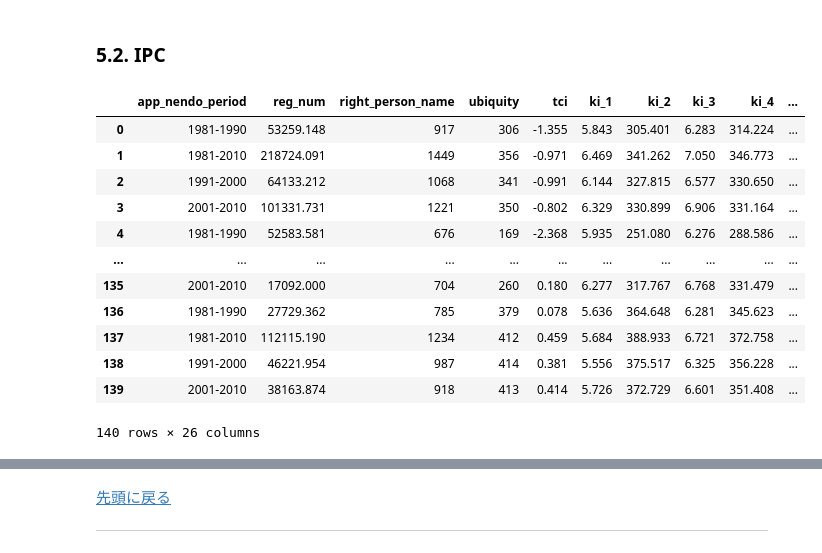
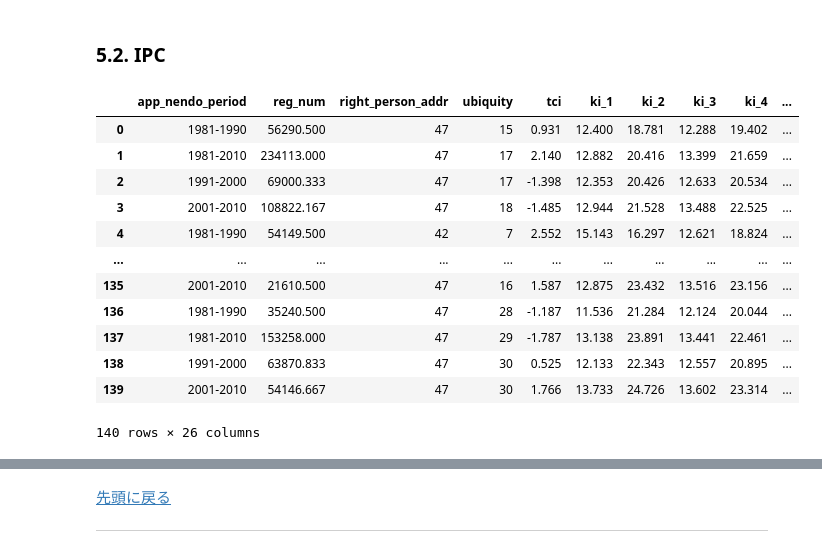
Before and after one commit to RintaroKARASHIMA/KCIinJapaneseFirms, a Jupyter notebook: notebooks/3_analysis/2_Calculate.ipynb, the cells around one changed output, grey strips where cells are left out. Drawn from its saved outputs; the diff is of its cells as text; code cells hidden in the pictures.

```diff
--- a/notebooks/3_analysis/2_Calculate.ipynb
+++ b/notebooks/3_analysis/2_Calculate.ipynb
@@ -63,9 +63,13 @@ year_start = initial_condition.YEAR_START
 year_end = initial_condition.YEAR_END
 year_range = initial_condition.YEAR_RANGE
 
+extract_population = initial_condition.EXTRACT_POPULATION
+top_p_or_num = initial_condition.TOP_P_OR_NUM
+region_corporation = initial_condition.REGION_CORPORATION
+applicant_weight = initial_condition.APPLICANT_WEIGHT
+
 classification = initial_condition.CLASSIFICATION
 class_weight = initial_condition.CLASS_WEIGHT
-applicant_weight = initial_condition.APPLICANT_WEIGHT
 
-extract_population = initial_condition.EXTRACT_POPULATION
-top_p_or_num = initial_condition.TOP_P_OR_NUM
+input_condition = f'{ar}_{year_style}_{extract_population}_{top_p_or_num[0]}_{top_p_or_num[1]}_{region_corporation}_{applicant_weight}_{classification}_{class_weight}'
+output_condition = f'{ar}_{year_style}_{extract_population}_{top_p_or_num[0]}_{top_p_or_num[1]}_{region_corporation}_{applicant_weight}_{classification}_{class_weight}'
@@ -76,8 +80,8 @@ top_p_or_num
 # %%
 def kh_ki(c_df, classification, n=19):
     kh1_ki1_df = pd.merge(c_df.copy(),
-                        c_df[c_df['mcp']==1].groupby(['right_person_name'])[['ubiquity']].sum().reset_index(drop=False).copy().rename(columns={'ubiquity':'kh_1'}),
-                        on=['right_person_name'], how='left')
+                        c_df[c_df['mcp']==1].groupby([region_corporation])[['ubiquity']].sum().reset_index(drop=False).copy().rename(columns={'ubiquity':'kh_1'}),
+                        on=[region_corporation], how='left')
     kh1_ki1_df = pd.merge(kh1_ki1_df.copy(),
                         c_df[c_df['mcp']==1].groupby([classification])[['diversity']].sum().reset_index(drop=False).copy().rename(columns={'diversity':'ki_1'}),
                         on=[classification], how='left')
@@ -86,9 +90,9 @@ def kh_ki(c_df, classification, n=19):
     kh_ki_df = kh1_ki1_df.copy()
     for i in range(n):
         kh_ki_df = pd.merge(kh_ki_df,
-                            kh_ki_df[kh_ki_df['mcp']==1].groupby(['right_person_name'])[[f'ki_{i+1}']].sum().reset_index(drop=False).copy()\
+                            kh_ki_df[kh_ki_df['mcp']==1].groupby([region_corporation])[[f'ki_{i+1}']].sum().reset_index(drop=False).copy()\
                                         .rename(columns={f'ki_{i+1}':f'kh_{i+2}'}),
-                            on=['right_person_name'], how='left')
+                            on=[region_corporation], how='left')
         kh_ki_df = pd.merge(kh_ki_df,
                             kh_ki_df[kh_ki_df['mcp']==1].groupby([classification])[[f'kh_{i+1}']].sum().reset_index(drop=False).copy()\
                                         .rename(columns={f'kh_{i+1}':f'ki_{i+2}'}),
@@ -105,5 +115,5 @@ def kh_ki(c_df, classification, n=19):
 # %%
-reg_num_top_df = pd.read_csv(f'{data_dir}{ar}_{year_style}_{extract_population}_{top_p_or_num[0]}_{top_p_or_num[1]}.csv',
+reg_num_top_df = pd.read_csv(f'{data_dir}{input_condition}.csv',
                              encoding='utf-8',
                              sep=',')
 reg_num_top_df
@@ -134,9 +144,9 @@ reg_num_top_df['right_person_name'].nunique()
 
 ## **4. 各指標**
 # %%
-trade_cols = {'time':f'{ar}_{year_style}_period', 'loc':'right_person_name', 'prod':classification, 'val':'reg_num'}
+trade_cols = {'time':f'{ar}_{year_style}_period', 'loc':region_corporation, 'prod':classification, 'val':'reg_num'}
 rename_col_dict = {'eci':'kci', 'pci':'tci'}
-col_order_list = [f'{ar}_{year_style}_period', 'right_person_name', classification, 'reg_num', 'rca', 'mcp', 'diversity', 'ubiquity', 'kci', 'tci']
+col_order_list = [f'{ar}_{year_style}_period', region_corporation, classification, 'reg_num', 'rca', 'mcp', 'diversity', 'ubiquity', 'kci', 'tci']
 # %%
 c_df = ecomplexity(reg_num_top_df,
                    cols_input = trade_cols,
@@ -240,35 +319,35 @@ schmoch_df = pd.read_csv(f'{ex_dir}35.csv',
 # %%
 # 各期間
 classification_df = pd.merge(c_df.groupby([f'{ar}_{year_style}_period', classification])[['reg_num']].sum().reset_index(drop=False),
-                        c_df.groupby([f'{ar}_{year_style}_period', classification])[['right_person_name']].nunique().reset_index(drop=False),
+                        c_df.groupby([f'{ar}_{year_style}_period', classification])[[region_corporation]].nunique().reset_index(drop=False),
                         on=[f'{ar}_{year_style}_period', classification],
                         how='inner')
 classification_df = pd.merge(classification_df,
                       c_df[[f'{ar}_{year_style}_period', classification, 'ubiquity', 'tci']\
                           +[f'ki_{i}' for i in range(1, 20+1)]]\
                           .drop_duplicates(keep='first'),
                       on=[f'{ar}_{year_style}_period', classification],
                       how='inner')
 # classification_df['reg_num'] = classification_df['reg_num'].astype(np.int64)
 classification_df = pd.merge(classification_df,
                             schmoch_df.rename(columns={'Field_number':classification}),
                             on=[classification],
                             how='inner')\
                             .drop(columns=[classification])\
                             .rename(columns={'Field_en':classification})
 display(classification_df)
 # %% [output]
-|  | app_nendo_period | reg_num | right_person_name | ubiquity | tci | ki_1 | ki_2 | ki_3 | ki_4 | ... |
-| 0 | 1981-1990 | 53259.148 | 917 | 306 | -1.355 | 5.843 | 305.401 | 6.283 | 314.224 | ... |
-| 1 | 1981-2010 | 218724.091 | 1449 | 356 | -0.971 | 6.469 | 341.262 | 7.050 | 346.773 | ... |
-| 2 | 1991-2000 | 64133.212 | 1068 | 341 | -0.991 | 6.144 | 327.815 | 6.577 | 330.650 | ... |
-| 3 | 2001-2010 | 101331.731 | 1221 | 350 | -0.802 | 6.329 | 330.899 | 6.906 | 331.164 | ... |
-| 4 | 1981-1990 | 52583.581 | 676 | 169 | -2.368 | 5.935 | 251.080 | 6.276 | 288.586 | ... |
+|  | app_nendo_period | reg_num | right_person_addr | ubiquity | tci | ki_1 | ki_2 | ki_3 | ki_4 | ... |
+| 0 | 1981-1990 | 56290.500 | 47 | 15 | 0.931 | 12.400 | 18.781 | 12.288 | 19.402 | ... |
+| 1 | 1981-2010 | 234113.000 | 47 | 17 | 2.140 | 12.882 | 20.416 | 13.399 | 21.659 | ... |
+| 2 | 1991-2000 | 69000.333 | 47 | 17 | -1.398 | 12.353 | 20.426 | 12.633 | 20.534 | ... |
+| 3 | 2001-2010 | 108822.167 | 47 | 18 | -1.485 | 12.944 | 21.528 | 13.488 | 22.525 | ... |
+| 4 | 1981-1990 | 54149.500 | 42 | 7 | 2.552 | 15.143 | 16.297 | 12.621 | 18.824 | ... |
 | ... | ... | ... | ... | ... | ... | ... | ... | ... | ... | ... |
-| 135 | 2001-2010 | 17092.000 | 704 | 260 | 0.180 | 6.277 | 317.767 | 6.768 | 331.479 | ... |
-| 136 | 1981-1990 | 27729.362 | 785 | 379 | 0.078 | 5.636 | 364.648 | 6.281 | 345.623 | ... |
-| 137 | 1981-2010 | 112115.190 | 1234 | 412 | 0.459 | 5.684 | 388.933 | 6.721 | 372.758 | ... |
-| 138 | 1991-2000 | 46221.954 | 987 | 414 | 0.381 | 5.556 | 375.517 | 6.325 | 356.228 | ... |
-| 139 | 2001-2010 | 38163.874 | 918 | 413 | 0.414 | 5.726 | 372.729 | 6.601 | 351.408 | ... |
+| 135 | 2001-2010 | 21610.500 | 47 | 16 | 1.587 | 12.875 | 23.432 | 13.516 | 23.156 | ... |
+| 136 | 1981-1990 | 35240.500 | 47 | 28 | -1.187 | 11.536 | 21.284 | 12.124 | 20.044 | ... |
+| 137 | 1981-2010 | 153258.000 | 47 | 29 | -1.787 | 13.138 | 23.891 | 13.441 | 22.461 | ... |
+| 138 | 1991-2000 | 63870.833 | 47 | 30 | 0.525 | 12.133 | 22.343 | 12.557 | 20.895 | ... |
+| 139 | 2001-2010 | 54146.667 | 47 | 30 | 1.766 | 13.733 | 24.726 | 13.602 | 23.314 | ... |
 140 rows × 26 columns
 # %%
```
Also changed, not shown: parts of 18 cells of this notebook, 10 other files.
